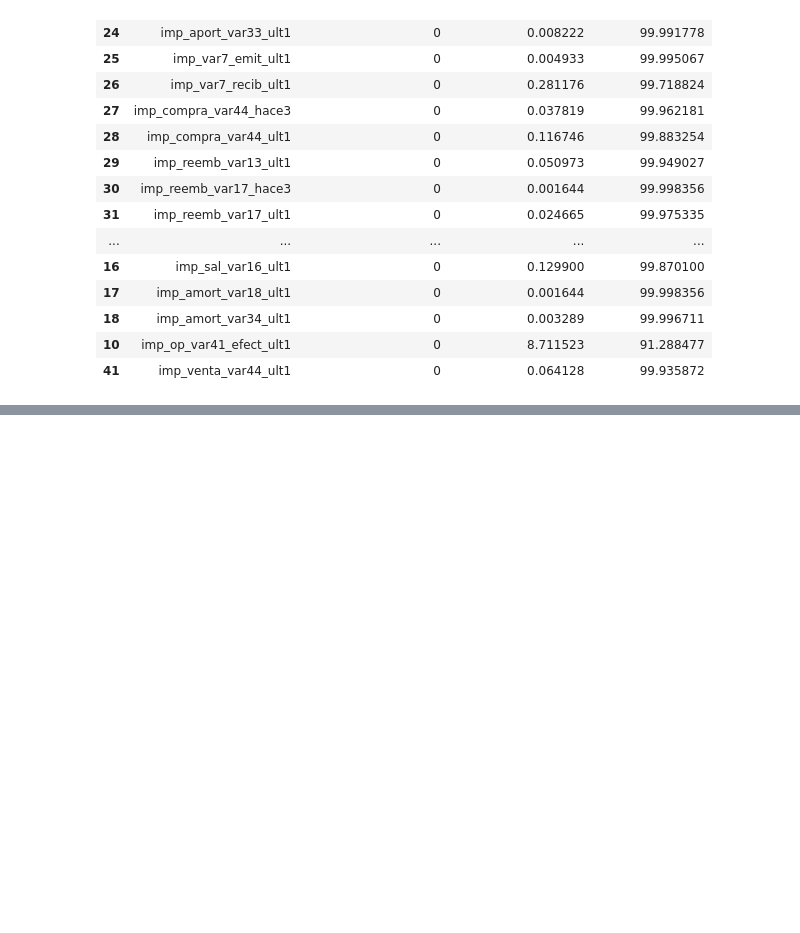
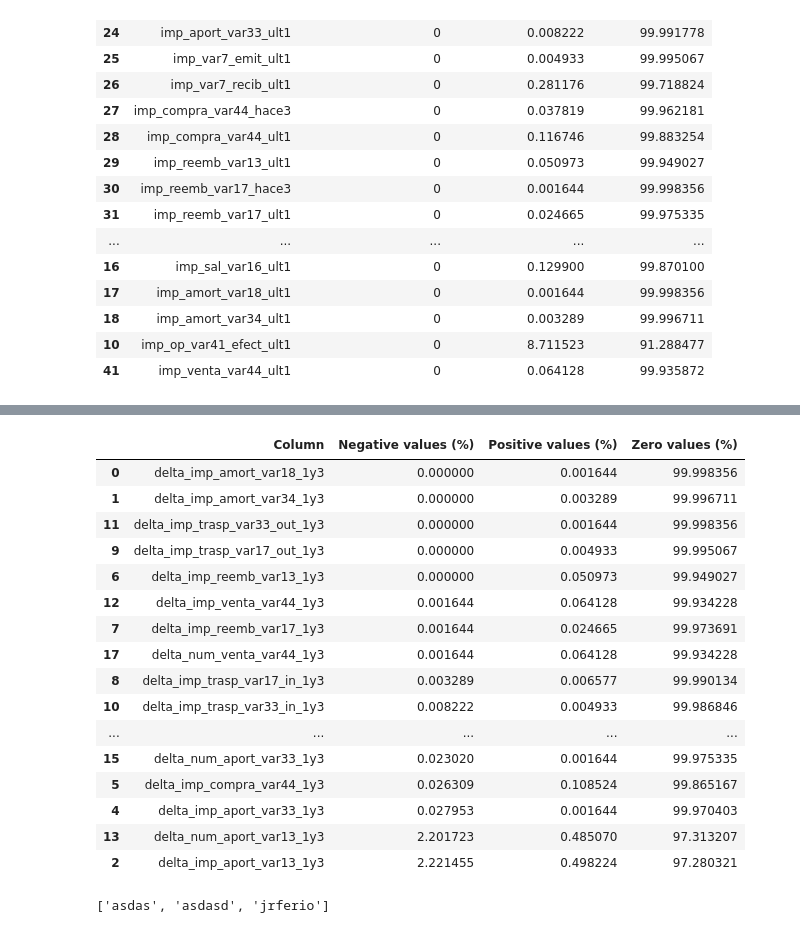
Before and after one commit to FelipeViacava/data-masters-case, a Jupyter notebook: 01-eda.ipynb, the cells around one changed output, grey strips where cells are left out. Cells and saved outputs as stored; diff of their text form; code cells hidden in the pictures; blank space fills up the shorter version.

```diff
--- a/01-eda.ipynb
+++ b/01-eda.ipynb
@@ -236,6 +236,6 @@ neg_pos_zero(df, imp_cols)
 | 10 | imp_op_var41_efect_ult1 | 0 | 8.711523 | 91.288477 |
 | 41 | imp_venta_var44_ult1 | 0 | 0.064128 | 99.935872 |
 # %%
-anzc_saldo = AddNonZeroCount(prefix="imp")
-anzc_saldo = anzc_saldo.fit(df)
-df = anzc_saldo.transform(df)
+anzc_imp = AddNonZeroCount(prefix="imp")
+anzc_imp = anzc_imp.fit(df)
+df = anzc_imp.transform(df)
@@ -241,0 +274,4 @@ df = anzc_saldo.transform(df)
+# %%
+anzc_ind = AddNonZeroCount(prefix="ind")
+anzc_ind = anzc_ind.fit(df)
+df = anzc_ind.transform(df)
@@ -241,0 +280,8 @@ df = anzc_saldo.transform(df)
+# %%
+delta_cols = [
+    col
+    for col in df.columns
+    if col.startswith("delta")
+]
+
+df[delta_cols]
@@ -241,0 +298,24 @@ df = anzc_saldo.transform(df)
+# %%
+neg_pos_zero(df, delta_cols)
+# %% [output]
+|  | Column | Negative values (%) | Positive values (%) | Zero values (%) |
+| 0 | delta_imp_amort_var18_1y3 | 0.000000 | 0.001644 | 99.998356 |
+| 1 | delta_imp_amort_var34_1y3 | 0.000000 | 0.003289 | 99.996711 |
+| 11 | delta_imp_trasp_var33_out_1y3 | 0.000000 | 0.001644 | 99.998356 |
+| 9 | delta_imp_trasp_var17_out_1y3 | 0.000000 | 0.004933 | 99.995067 |
+| 6 | delta_imp_reemb_var13_1y3 | 0.000000 | 0.050973 | 99.949027 |
+| 12 | delta_imp_venta_var44_1y3 | 0.001644 | 0.064128 | 99.934228 |
+| 7 | delta_imp_reemb_var17_1y3 | 0.001644 | 0.024665 | 99.973691 |
+| 17 | delta_num_venta_var44_1y3 | 0.001644 | 0.064128 | 99.934228 |
+| 8 | delta_imp_trasp_var17_in_1y3 | 0.003289 | 0.006577 | 99.990134 |
+| 10 | delta_imp_trasp_var33_in_1y3 | 0.008222 | 0.004933 | 99.986846 |
+| ... | ... | ... | ... | ... |
+| 15 | delta_num_aport_var33_1y3 | 0.023020 | 0.001644 | 99.975335 |
+| 5 | delta_imp_compra_var44_1y3 | 0.026309 | 0.108524 | 99.865167 |
+| 4 | delta_imp_aport_var33_1y3 | 0.027953 | 0.001644 | 99.970403 |
+| 13 | delta_num_aport_var13_1y3 | 2.201723 | 0.485070 | 97.313207 |
+| 2 | delta_imp_aport_var13_1y3 | 2.221455 | 0.498224 | 97.280321 |
+# %%
+sorted(["asdasd", "jrferio", "asdas"])
+# %% [output]
+['asdas', 'asdasd', 'jrferio']
```
Also changed, not shown: parts of 6 cells of this notebook, 1 other file.
